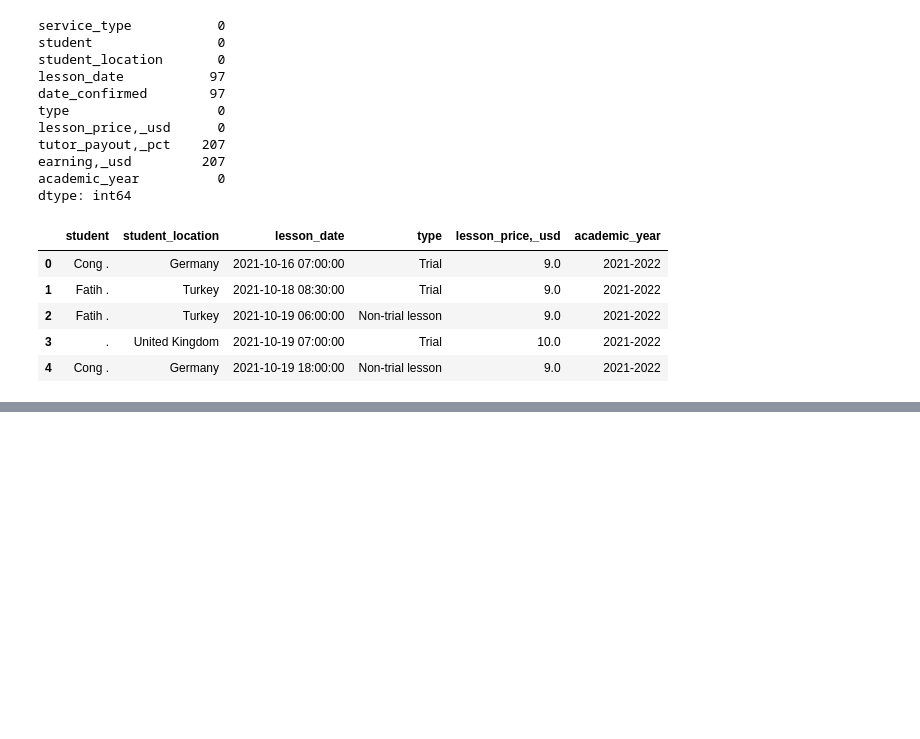
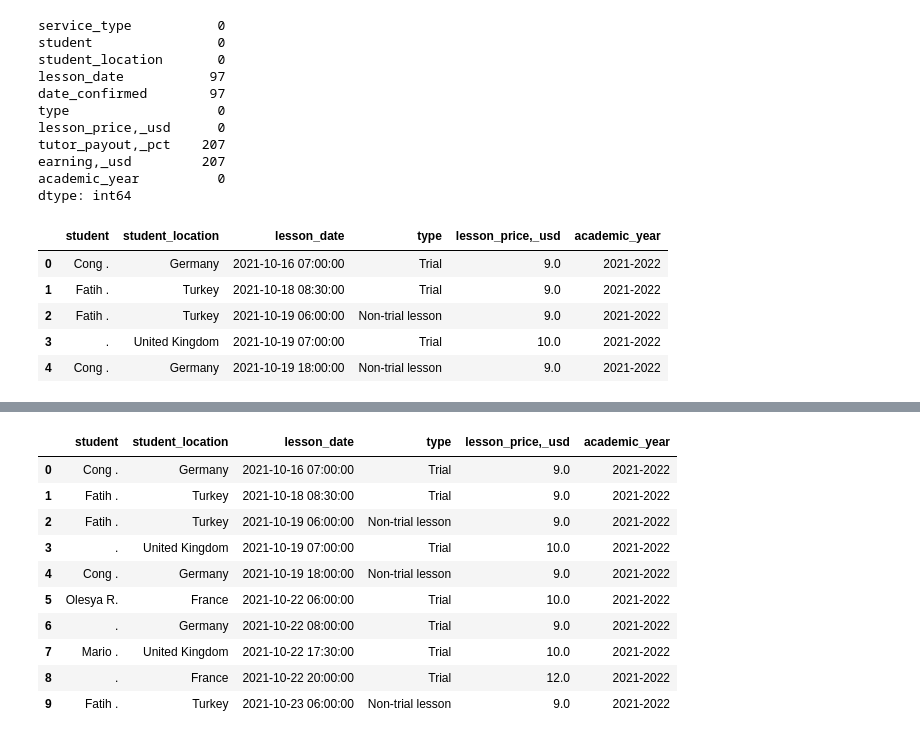
Before and after one commit to farzanMgn/LearnAlefbe, a Jupyter notebook: wrap_up.ipynb, the cells around one changed output, grey strips where cells are left out. Cells and saved outputs as stored; diff of their text form; code cells hidden in the pictures; blank space fills up the shorter version.

```diff
--- a/wrap_up.ipynb
+++ b/wrap_up.ipynb
@@ -206,0 +207,2 @@ print(df[df['lesson_date'].isnull()])
+# %%
+df['lesson_date'].fillna(pd.Timestamp('2026-05-17'), inplace=True)
@@ -206,0 +242,14 @@ print(df[df['lesson_date'].isnull()])
+# %%
+df.head(10)
+# %% [output]
+|  | student | student_location | lesson_date | type | lesson_price,_usd | academic_year |
+| 0 | Cong . | Germany | 2021-10-16 07:00:00 | Trial | 9.0 | 2021-2022 |
+| 1 | Fatih . | Turkey | 2021-10-18 08:30:00 | Trial | 9.0 | 2021-2022 |
+| 2 | Fatih . | Turkey | 2021-10-19 06:00:00 | Non-trial lesson | 9.0 | 2021-2022 |
+| 3 | . | United Kingdom | 2021-10-19 07:00:00 | Trial | 10.0 | 2021-2022 |
+| 4 | Cong . | Germany | 2021-10-19 18:00:00 | Non-trial lesson | 9.0 | 2021-2022 |
+| 5 | Olesya R. | France | 2021-10-22 06:00:00 | Trial | 10.0 | 2021-2022 |
+| 6 | . | Germany | 2021-10-22 08:00:00 | Trial | 9.0 | 2021-2022 |
+| 7 | Mario . | United Kingdom | 2021-10-22 17:30:00 | Trial | 10.0 | 2021-2022 |
+| 8 | . | France | 2021-10-22 20:00:00 | Trial | 12.0 | 2021-2022 |
+| 9 | Fatih . | Turkey | 2021-10-23 06:00:00 | Non-trial lesson | 9.0 | 2021-2022 |
```
Also changed, not shown: parts of 29 cells of this notebook, 2 other files.
